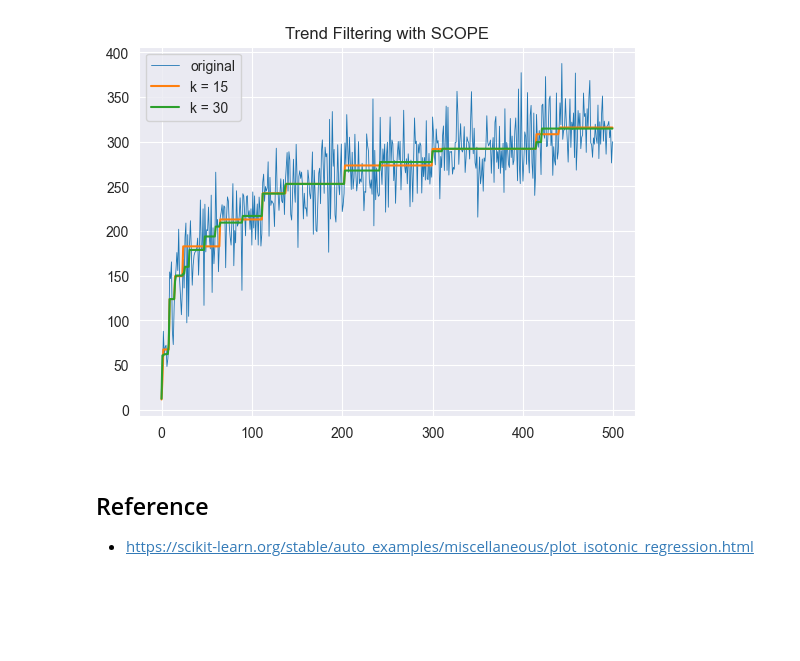
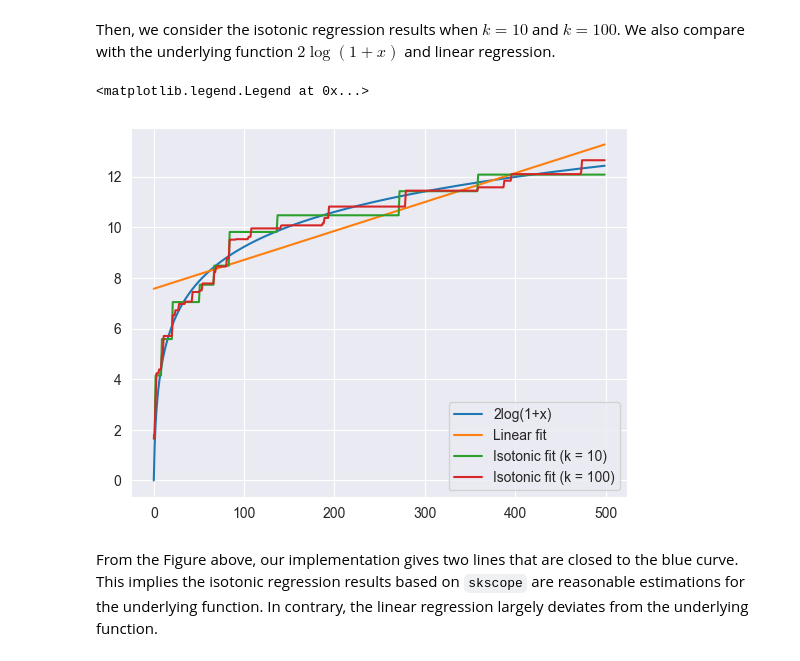
Before and after one commit to abess-team/skscope, a Jupyter notebook: docs/source/examples/Fusion Models/isotonic-regression.ipynb, the cells around one changed output. Drawn from its saved outputs; the diff is of its cells as text; code cells hidden in the pictures; blank space fills up the shorter version.

Commit message:
update isotonic regression

```diff
--- a/docs/source/examples/Fusion Models/isotonic-regression.ipynb
+++ b/docs/source/examples/Fusion Models/isotonic-regression.ipynb
@@ -14,42 +49,33 @@ warnings.filterwarnings('ignore')
 # %%
-# random walk with normal increment
-def gen_normal(n_step=500):
-    x = np.random.randn(n_step) / jnp.sqrt(n_step)
-    x = jnp.insert(x, 0, 0)
-    y = 30 * np.random.normal(size=n_step) + 50.0 * np.log1p(np.arange(n_step))
-    return y
+import jax.numpy as jnp
+from scope import ScopeSolver
 
 def isotonic_regression(y, k):
-    y = jnp.array(y)
+    y = np.array(y)
     p = len(y)
-
-    # we hope the jump is sparse, thus defining params
-    # to be the successive increment of y, i.e.
-    # y can be represented as the cumsum of params
     def custom_objective(params):
-        return jnp.sum(jnp.square(y - jnp.cumsum(jnp.abs(params))))  # the
-
+        return jnp.sum(jnp.square(y - jnp.cumsum(jnp.abs(params))))
     solver = ScopeSolver(p, k)
     params = solver.solve(custom_objective)
-    y_pred = jnp.cumsum(jnp.abs(params))
-
+    y_pred = np.cumsum(np.abs(params))   # give a isotonic fitting
     return y_pred
-# %%
-np.random.seed(0)
-y = gen_normal(500)
-k_list = [15, 30]
-sns.lineplot(y, label='original', linewidth=0.6)
-for k in k_list:
-    yk = isotonic_regression(y=y, k=k)
-    sns.lineplot(yk, label=r'k = {}'.format(k))
-
-plt.legend()
-plt.title('Isotonic Regression with SCOPE')
-plt.show()
-# %% [output]
-[figure, removed]
-# %% [markdown]
-Reference
------
-
-- https://scikit-learn.org/stable/auto_examples/miscellaneous/plot_isotonic_regression.html
+# %% [markdown]
+Then, we consider the isotonic regression results when $k = 10$ and $k = 100$. We also compare with the underlying function $2\log(1+x)$ and linear regression.
+# %%
+from sklearn.linear_model import LinearRegression
+
+plt.plot(2 * np.log1p(np.arange(num)), label='2log(1+x)')
+lr = LinearRegression()
+x = np.linspace(1, num, num)[:, np.newaxis]
+lr.fit(x, y)
+plt.plot(lr.predict(x), label='Linear fit')
+k = 10
+plt.plot(isotonic_regression(y=y, k=k), label='Isotonic fit (k = {})'.format(k))
+k = 100
+plt.plot(isotonic_regression(y=y, k=k), label='Isotonic fit (k = {})'.format(k))
+plt.legend()
+# %% [output]
+<matplotlib.legend.Legend at 0x...>
+[figure, added]
+# %% [markdown]
+From the Figure above, our implementation gives two lines that are closed to the blue curve. This implies the isotonic regression results based on `skscope` are reasonable estimations for the underlying function. In contrary, the linear regression largely deviates from the underlying function.
```
Also changed, not shown: parts of 9 cells of this notebook, 1 other file.
